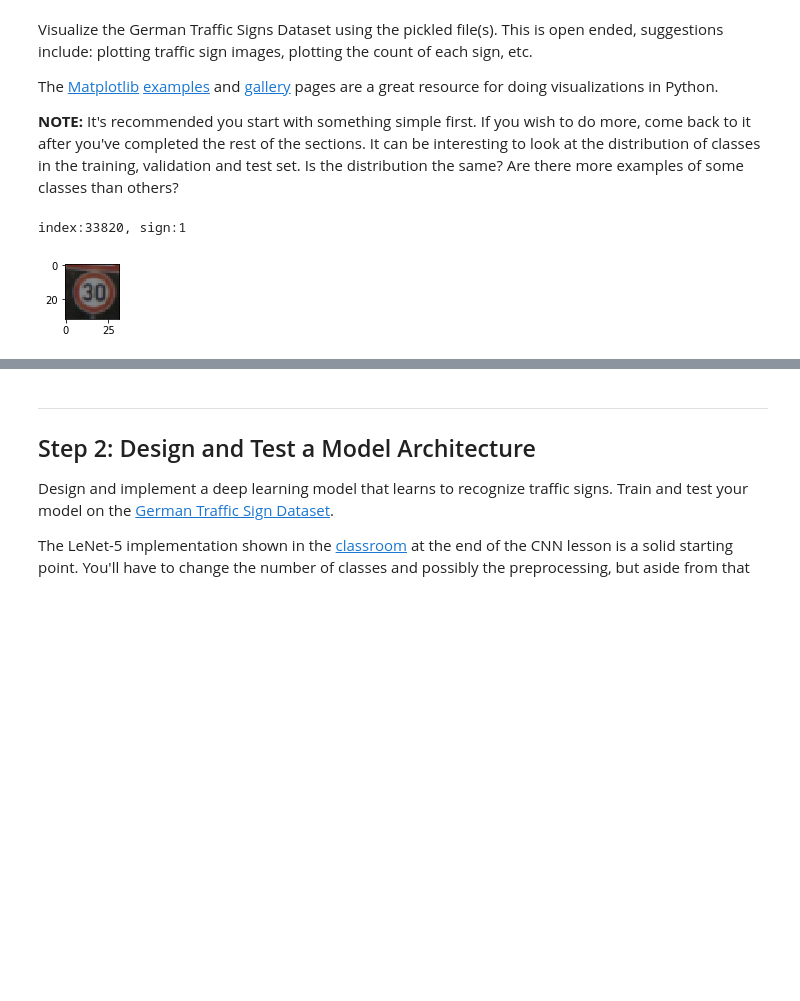
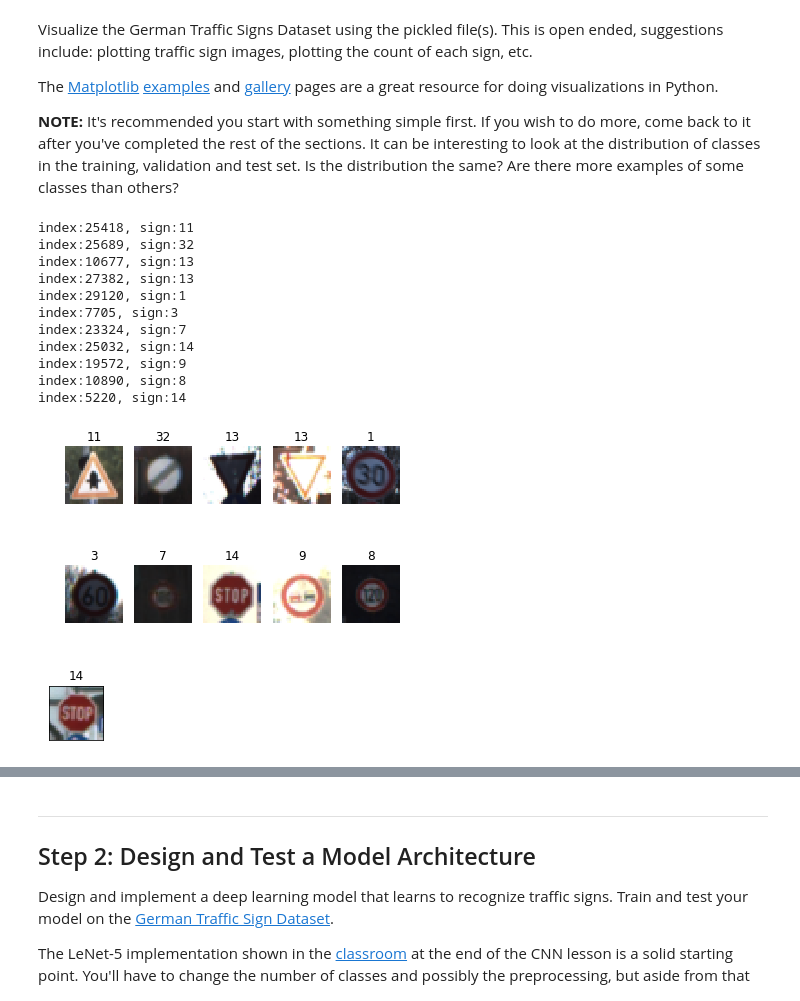
Before and after one commit to linked0/CarND-Traffic-Sign-Classifier, a Jupyter notebook: Traffic_Sign_Classifier.ipynb, the cells around one changed output, grey strips where cells are left out. Drawn from its saved outputs; the diff is of its cells as text; code cells hidden in the pictures; blank space fills up the shorter version.

```diff
--- a/Traffic_Sign_Classifier.ipynb
+++ b/Traffic_Sign_Classifier.ipynb
@@ -100,25 +100,53 @@ X_test, y_test = shuffle(X_test, y_test)
 # %%
 ### Data exploration visualization code goes here.
 ### Feel free to use as many code cells as needed.
 import matplotlib.pyplot as plt
 import random
 # Visualizations will be shown in the notebook.
 %matplotlib inline
 
 test_image = None
 test_index = None
+def show_randoms(X_sign, y_sign, index=-1):
+    fig = plt.figure()
+    for i in np.arange(1, 11):
+        test_index = random.randint(0, len(X_train))
+        test_image = X_train[test_index]
+        ax = fig.add_subplot(2,5,i)
+        ax.imshow(test_image)
+        ax.set_axis_off()
+        ax.set_title(y_train[test_index])
+        print('index:{0}, sign:{1}'.format(test_index, y_train[test_index]))
+    plt.imshow(test_image)
+
+
 def show_random(X_sign, y_sign, index=-1):
     global test_image, test_index
     if index == -1:
         test_index = random.randint(0, len(X_train))
     else:
         test_index = index
     test_image = X_train[test_index]
-    plt.figure(figsize=(1,1))
+    fig = plt.figure(figsize=(1,1))
+    plt.tick_params(axis='both', which='both', bottom='off', top='off',
+                    labelbottom='off', right='off', left='off', labelleft='off')
+    plt.title(y_train[test_index])
     plt.imshow(test_image)
     print('index:{0}, sign:{1}'.format(test_index, y_train[test_index]))
 
+show_randoms(X_train, y_train)
 show_random(X_train, y_train)
 # %% [output]
-index:33820, sign:1
+index:25418, sign:11
+index:25689, sign:32
+index:10677, sign:13
+index:27382, sign:13
+index:29120, sign:1
+index:7705, sign:3
+index:23324, sign:7
+index:25032, sign:14
+index:19572, sign:9
+index:10890, sign:8
+index:5220, sign:14
-[figure, old version]
+[figure, new version]
+[figure, added]
```
Also changed, not shown: parts of 15 cells of this notebook, 20 other files.
